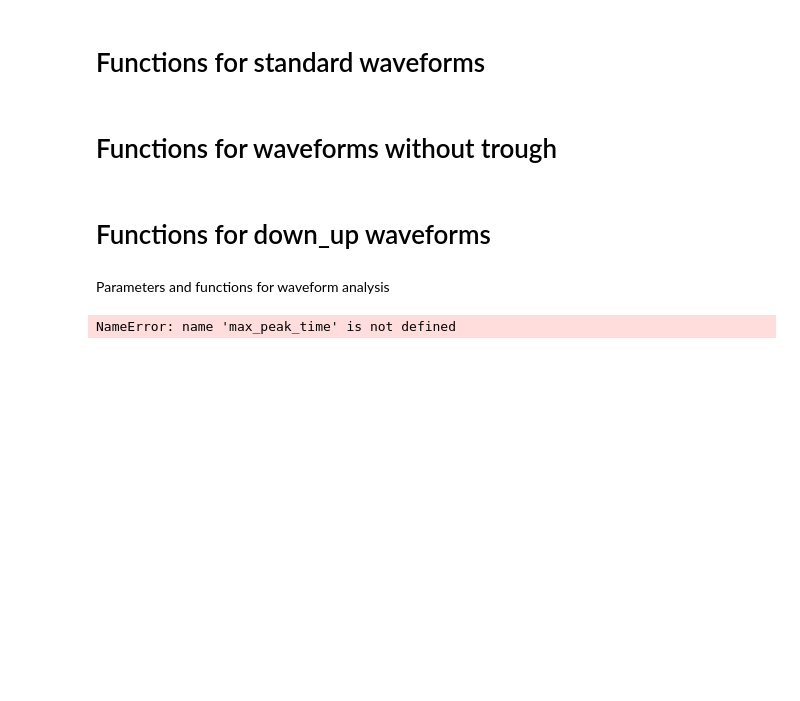
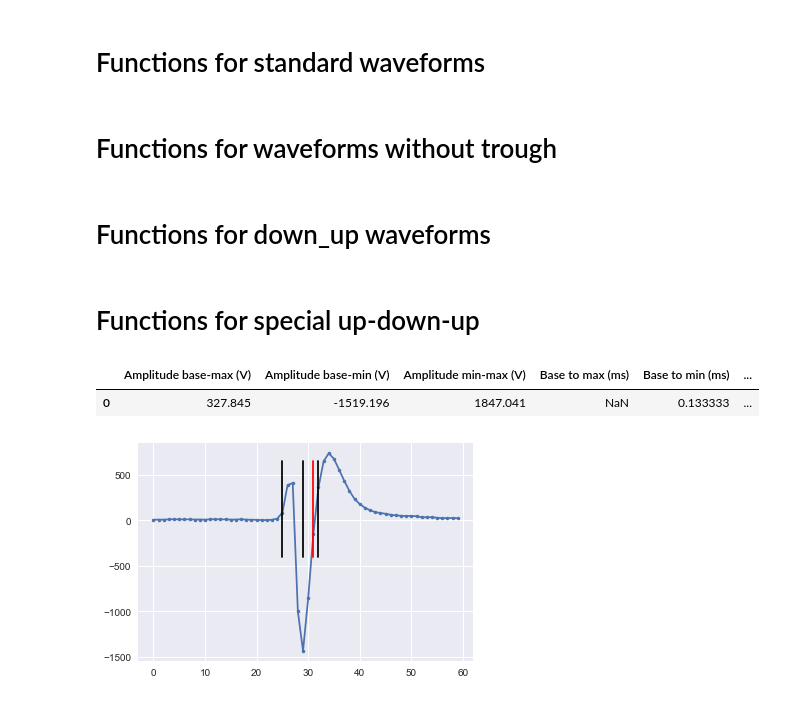
Before and after one commit to Ruairi-osul/ephys, a Jupyter notebook: mua_preprocess/notebooks/Tran waveform.ipynb, the cells around one changed output. Cells and saved outputs as stored; diff of their text form; code cells hidden in the pictures; blank space fills up the shorter version.

Commit message:
further update to Tran waveform

```diff
--- a/mua_preprocess/notebooks/Tran waveform.ipynb
+++ b/mua_preprocess/notebooks/Tran waveform.ipynb
@@ -104,6 +137,9 @@ min_value = correct_chan['y_values'].min()
 max_value = correct_chan['y_values'].max()
 min_peak_time = correct_chan['y_values'].idxmin()
 max_peak_time = correct_chan['y_values'].idxmax()
+
+small_peak_value = correct_chan[:min_peak_time].max()[0]
+small_peak_time = correct_chan[:min_peak_time]['y_values'].idxmax()
 
 '''
 Split the data into 3 periods for analysis
@@ -120,3 +156,4 @@ from_start_to_max = np.arange(1, max_peak_time-1, 1)
 from_start_to_min = np.arange(1, min_peak_time-1, 1)
 from_min_to_end = np.arange(min_peak_time, 60, 1)
 counter_when_no_min = np.arange(max_peak_time, 59, 1)
+counter_for_special = np.arange(1, small_peak_time, 1)
@@ -196,7 +231,7 @@ def find_return_point_when_no_min(max_peak_time, counter_when_no_min, correct_ch
     base_value = correct_chan.loc[find_baseline(max_peak_time, from_start_to_max, correct_chan)[-1]][0]
 
     '''
-    The first value just before the value becoming lower than baseline value
+    The time point just before the y-value becoming lower than baseline value (from the max peak)
     '''
 
     for no_min_return_point in counter_when_no_min:
@@ -221 +295,3 @@ def plot_waveform_when_no_min(fig_to_save, baseline, correct_chan, baseline_valu
+# %% [markdown]
+# Functions for special up-down-up
 # %%
@@ -256,8 +332,6 @@ def plot_waveform_for_down_up(fig_to_save, special_baseline, correct_chan, speci
     estimated_return_time = (special_baseline_value-b)/a
     plt.plot(np.ones(5)*estimated_return_time, np.linspace(-400, 650, 5), 'r')
     plt.savefig(sep.join(fig_to_save))
-# %% [markdown]
-Parameters and functions for waveform analysis
 # %%
 '''
 Find the baseline value and its corresponding time point
@@ -271,45 +345,74 @@ baseline_value = correct_chan.loc[baseline][0]
 '''
 3 categories: 1) if there's no max peak (max value <50) or
 
-                    there's a >50 max, but max occurs after min and min<-50. This is to distinguish with the 2nd category where there's no min peak.
+                    the first max before min is <50 and the first max after min is >50
 
               2) if there's a max value (max > 50) but no min value (min>-50).
 
-              3) normal up-down-up plot
+              3) if both peaks before and after min are >50, and the peak after min is bigger than the peak before min.
+
+              4) normal up-down-up plot
 '''
 
-if (max_value-baseline_value<50) or (max_value-baseline_value>50 and max_peak_time>min_peak_time and min_value<-0):
-    special_baseline = find_baseline_for_down_up(min_peak_time, from_start_to_min, correct_chan)[-1]
-    special_baseline_value = correct_chan.loc[special_baseline][0]
-    special_return_time_point = find_return_point_for_down_up(min_peak_time, from_min_to_end, correct_chan)
-    data_table = pd.DataFrame({'Base to min (ms)':(min_peak_time-special_baseline)/30,
-                               'Return to base (ms)': (special_return_time_point-special_baseline)/30,
-                               'Amplitude base-min (V)': min_value - special_baseline,
+#Category 1:
+if (max_value-baseline_value<50) or (correct_chan[:min_peak_time].max()[0]-baseline_value<50 and correct_chan[min_peak_time:].max()[0]-baseline_value>50):
+    baseline_for_down_up = find_baseline_for_down_up(min_peak_time, from_start_to_min, correct_chan)[-1]
+    baseline_value_for_down_up= correct_chan.loc[baseline_for_down_up][0]
+    return_point_for_down_up = find_return_point_for_down_up(min_peak_time, from_min_to_end, correct_chan)
+    data_table = pd.DataFrame({'Base to min (ms)':(min_peak_time-baseline_for_down_up)/30,
+                               'Base to max (ms)': np.nan,
+                               'Return to base (ms)': (return_point_for_down_up-baseline_for_down_up)/30,
+                               'Amplitude base-min (V)': min_value - baseline_value_for_down_up,
+                               'Amplitude base-max (V)': np.nan,
+                               'Amplitude min-max (V)': np.nan,
                               'spike_category': 'down_up'},
                               index=[0])
 
-    plot_waveform_for_down_up(fig_to_save, special_baseline, correct_chan, special_baseline_value, special_return_time_point)
+    plot_waveform_for_down_up(fig_to_save, baseline_for_down_up, correct_chan, baseline_value_for_down_up, return_point_for_down_up)
 
+
+#Category 2:
 elif (max_value-baseline_value)>50 and (min_value>-100):
     no_min_return_point = find_return_point_when_no_min(max_peak_time, counter_when_no_min, correct_chan)
-    data_table = pd.DataFrame({'Base to max (ms)':(max_peak_time-baseline)/30,
+    data_table = pd.DataFrame({'Base to min (ms)': np.nan,
+                               'Base to max (ms)':(max_peak_time-baseline)/30,
                                'Return to base (ms)': (no_min_return_point-baseline)/30,
+                               'Amplitude base-min (V)': np.nan,
                                'Amplitude base-max (V)':max_value - baseline_value,
+                               'Amplitude min-max (V)': np.nan,
                               'spike_category': 'just_up'}, index=[0])
 
     plot_waveform_when_no_min(fig_to_save, baseline, correct_chan, baseline_value, no_min_return_point)
 
+#Category 3:
+elif (correct_chan[:min_peak_time].max()[0]-baseline_value)>50 and (correct_chan[min_peak_time:].max()[0]-baseline_value>50) and (correct_chan[:min_peak_time].max()[0]<correct_chan[min_peak_time:].max()[0]):
+    special_baseline = find_special_baseline(small_peak_time, counter_for_special, correct_chan)[-1]
+    special_baseline_value = correct_chan.loc[special_baseline][0]
+    special_return_point = find_special_return_point(small_peak_time, from_min_to_end, correct_chan)
+    data_table = pd.DataFrame({'Base to min (ms)':(min_peak_time-special_baseline)/30,
+                               'Base to max (ms)': np.nan,
+                               'Return to base (ms)': (special_return_point-special_baseline)/30,
+                               'Amplitude base-min (V)': min_value - special_baseline_value,
+                               'Amplitude base-max (V)': small_peak_value - special_baseline_value,
+                               'Amplitude min-max (V)':small_peak_value + np.absolute(min_value),
+                              'spike_category': 'up_down_up'},
+                              index=[0])
+    plot_special_waveform(fig_to_save, special_baseline, correct_chan, special_baseline_value, special_return_point)
+
+#Category 4:
 else:
     return_point = find_return_point(min_peak_time, from_min_to_end, correct_chan)
     data_table = pd.DataFrame({'Base to max (ms)':(max_peak_time-baseline)/30,
                                'Base to min (ms)':(min_peak_time-baseline)/30,
                                'Return to base (ms)':(return_point-baseline)/30,
                                'Amplitude base-max (V)':max_value - baseline_value,
-                               'Amplitude min-max (V)':max_value - min_value,
+                               'Amplitude min-max (V)':max_value + np.absolute(min_value),
                               'spike_category': 'up_down_up'}, index=[0])
 
     plot_waveform(fig_to_save, correct_chan, baseline, min_peak_time, baseline_value, return_point)
 
 data_table
 # %% [output]
-NameError: name 'max_peak_time' is not defined
+|  | Amplitude base-max (V) | Amplitude base-min (V) | Amplitude min-max (V) | Base to max (ms) | Base to min (ms) | ... |
+| 0 | 327.845 | -1519.196 | 1847.041 | NaN | 0.133333 | ... |
+[figure, added]
```
Also changed, not shown: parts of 4 cells of this notebook, 1 other file.
